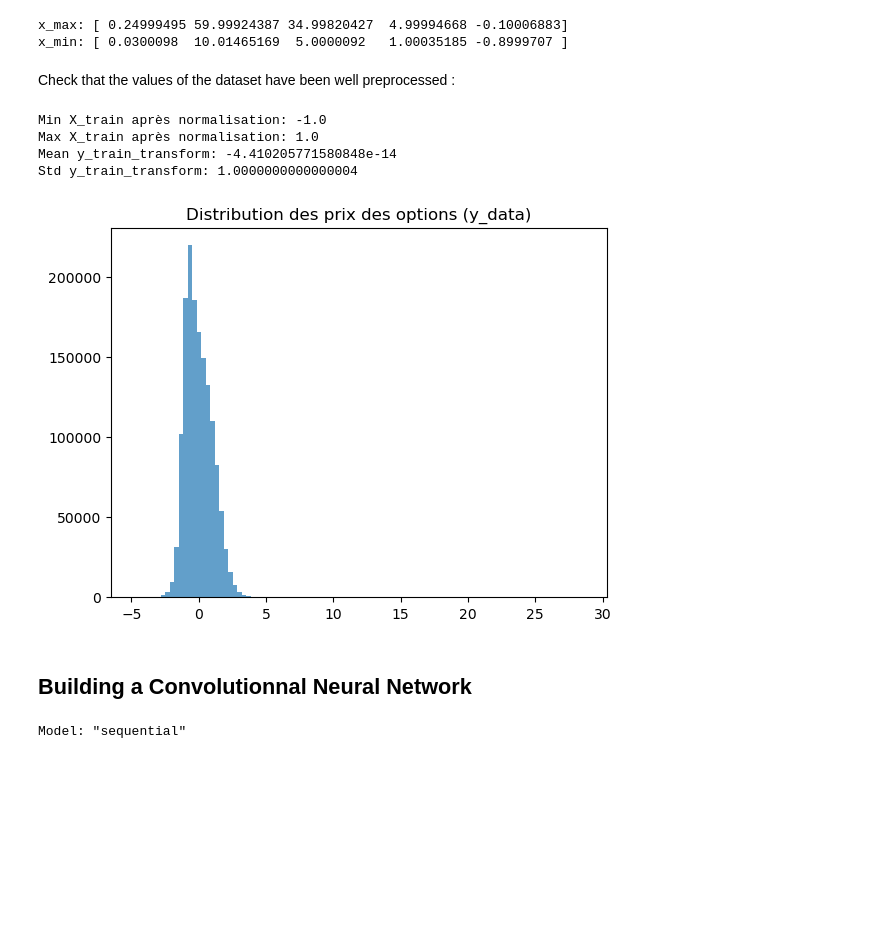
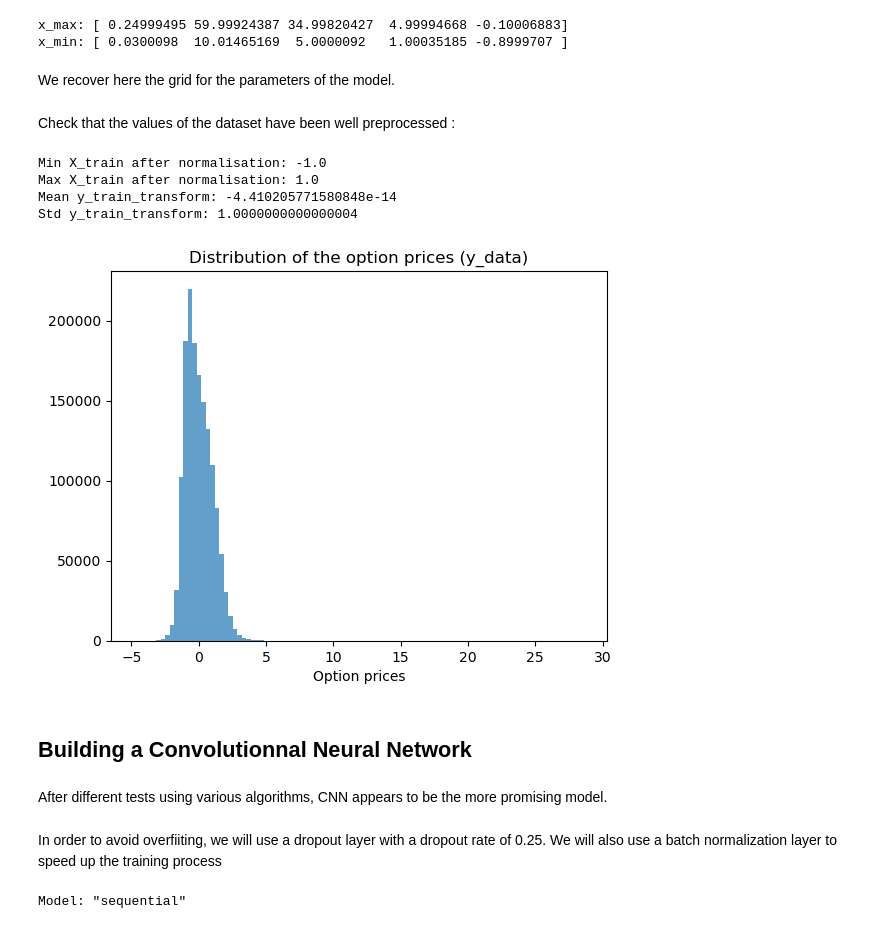
Before and after one commit to pottierc/Project_2f_bergomi, a Jupyter notebook: 01. Working_Space/Main.ipynb, the cells around one changed output. Drawn from its saved outputs; the diff is of its cells as text; code cells hidden in the pictures; blank space fills up the shorter version.

```diff
--- a/01. Working_Space/Main.ipynb
+++ b/01. Working_Space/Main.ipynb
@@ -498,6 +540,8 @@ print('x_min:', x_min)
 # %% [output]
 x_max: [ 0.24999495 59.99924387 34.99820427  4.99994668 -0.10006883]
 x_min: [ 0.0300098  10.01465169  5.0000092   1.00035185 -0.8999707 ]
+# %% [markdown]
+We recover here the grid for the parameters of the model.
 # %%
 #Standardising output data y to the interval, so it is centred with variance 1
 def output_norm_transform(y, mean, std):
@@ -513,25 +557,30 @@ y_test_transform = output_norm_transform(y_test, y_mean, y_std)
 # %% [markdown]
 Check that the values of the dataset have been well preprocessed :
 # %%
-print("Min X_train après normalisation:", x_train_transform.min())
-print("Max X_train après normalisation:", x_train_transform.max())
+print("Min X_train after normalisation:", x_train_transform.min())
+print("Max X_train after normalisation:", x_train_transform.max())
 print("Mean y_train_transform:", y_train_transform.mean())
 print("Std y_train_transform:", y_train_transform.std())
 # %% [output]
-Min X_train après normalisation: -1.0
-Max X_train après normalisation: 1.0
+Min X_train after normalisation: -1.0
+Max X_train after normalisation: 1.0
 Mean y_train_transform: -4.410205771580848e-14
 Std y_train_transform: 1.0000000000000004
 # %%
 plt.hist(y_train_transform.flatten(), bins=100, alpha=0.7, label='y_train_transform')
-plt.title("Distribution des prix des options (y_data)")
+plt.title("Distribution of the option prices (y_data)")
+plt.xlabel('Option prices')
 plt.show()
 # %% [output]
-[figure, old version]
+[figure, new version]
 # %% [markdown]
 ## Building a Convolutionnal Neural Network
+# %% [markdown]
+After different tests using various algorithms, CNN appears to be the more promising model.
 # %%
 num_strikes = 11
 num_maturities = 8
 output_shape = (num_strikes, num_maturities, 1)
+# %% [markdown]
+In order to avoid overfiiting, we will use a dropout layer with a dropout rate of 0.25. We will also use a batch normalization layer to speed up the training process
 # %%
```
Also changed, not shown: parts of 52 cells of this notebook, 1 other file.
